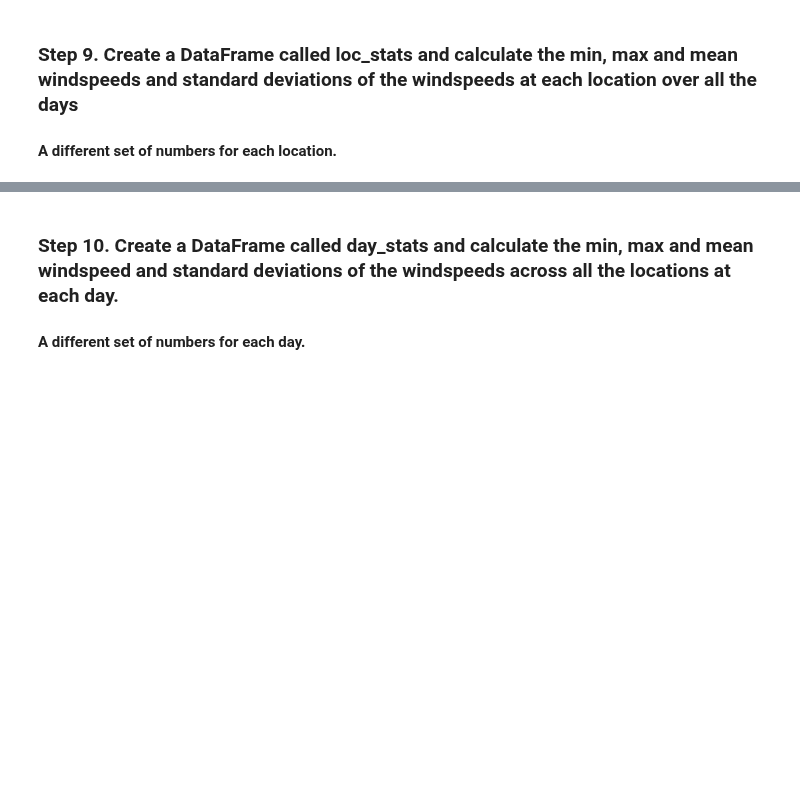
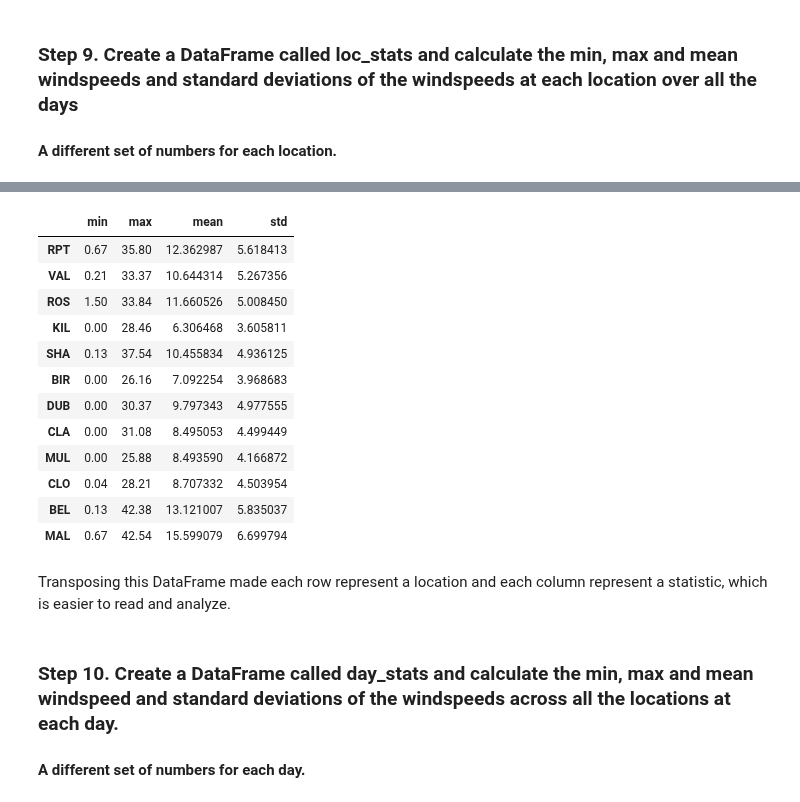
Before and after one commit to Angeliki1983/Pandas-Practice, a Jupyter notebook: Wind_Stats.ipynb, the cells around one changed output, grey strips where cells are left out. Drawn from its saved outputs; the diff is of its cells as text; code cells hidden in the pictures; blank space fills up the shorter version.

```diff
--- a/Wind_Stats.ipynb
+++ b/Wind_Stats.ipynb
@@ -254,3 +270,23 @@ mean_windspreeds.mean(): This calculates the mean of these means, resulting in a
+# %%
+loc_stats = data.agg(["min", "max", "mean","std"]).transpose()
+# %%
+loc_stats
+# %% [output]
+|  | min | max | mean | std |
+| RPT | 0.67 | 35.80 | 12.362987 | 5.618413 |
+| VAL | 0.21 | 33.37 | 10.644314 | 5.267356 |
+| ROS | 1.50 | 33.84 | 11.660526 | 5.008450 |
+| KIL | 0.00 | 28.46 | 6.306468 | 3.605811 |
+| SHA | 0.13 | 37.54 | 10.455834 | 4.936125 |
+| BIR | 0.00 | 26.16 | 7.092254 | 3.968683 |
+| DUB | 0.00 | 30.37 | 9.797343 | 4.977555 |
+| CLA | 0.00 | 31.08 | 8.495053 | 4.499449 |
+| MUL | 0.00 | 25.88 | 8.493590 | 4.166872 |
+| CLO | 0.04 | 28.21 | 8.707332 | 4.503954 |
+| BEL | 0.13 | 42.38 | 13.121007 | 5.835037 |
+| MAL | 0.67 | 42.54 | 15.599079 | 6.699794 |
+# %% [markdown]
+ Transposing this DataFrame made each row represent a location and each column represent a statistic, which is easier to read and analyze.
 # %% [markdown]
 ### Step 10. Create a DataFrame called day_stats and calculate the min, max and mean windspeed and standard deviations of the windspeeds across all the locations at each day.
 
```
Also changed, not shown: parts of 4 cells of this notebook.
